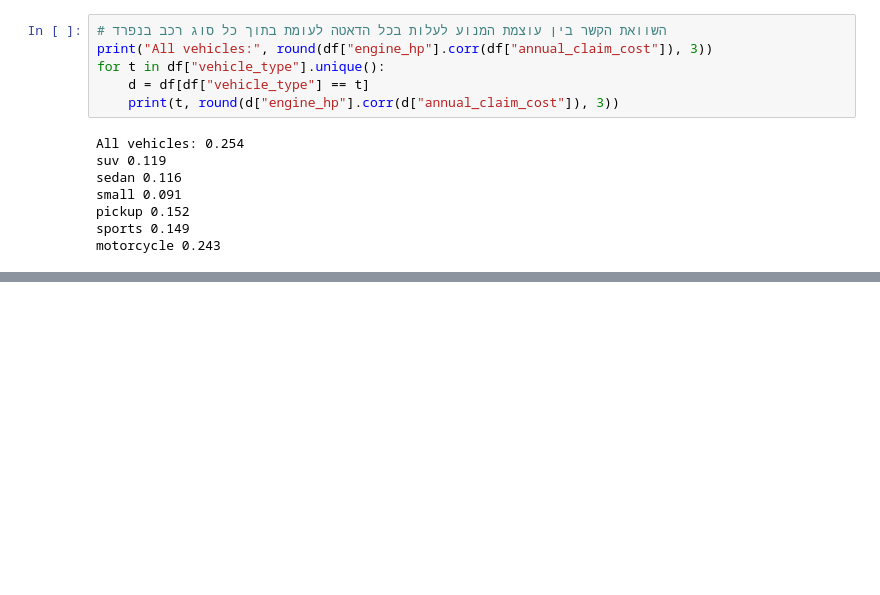
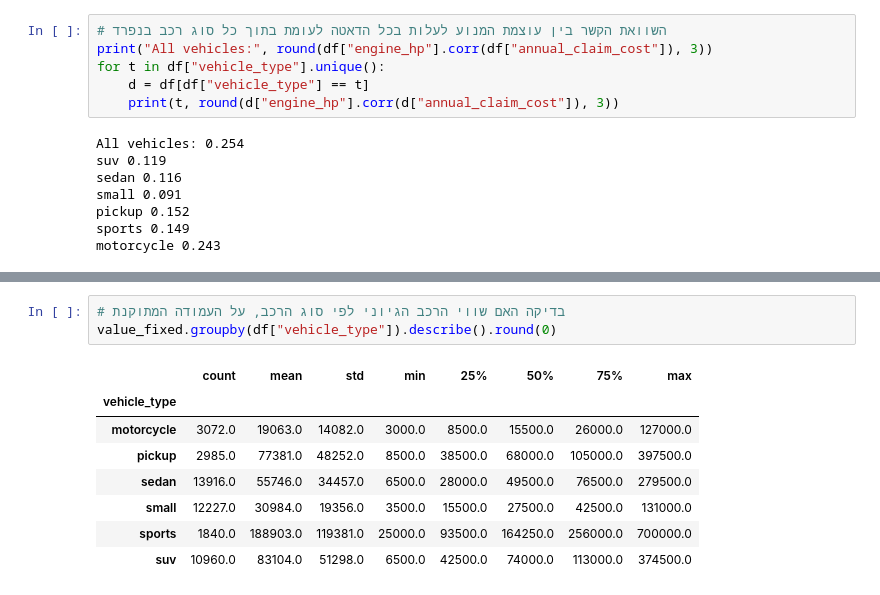
Before and after one commit to liadrimer/car-insurance-claim-prediction, a Jupyter notebook: daniel_prepare.ipynb, the cells around one changed output, grey strips where cells are left out. Saved outputs shown, nothing was run; the diff lists cells and outputs as text; blank space fills up the shorter version.

```diff
--- a/daniel_prepare.ipynb
+++ b/daniel_prepare.ipynb
@@ -215,0 +274,12 @@ motorcycle 0.243
+# %%
+# בדיקה האם שווי הרכב הגיוני לפי סוג הרכב, על העמודה המתוקנת
+value_fixed.groupby(df["vehicle_type"]).describe().round(0)
+# %% [output]
+|  | count | mean | std | min | 25% | 50% | 75% | max |
+| vehicle_type |  |  |  |  |  |  |  |  |
+| motorcycle | 3072.0 | 19063.0 | 14082.0 | 3000.0 | 8500.0 | 15500.0 | 26000.0 | 127000.0 |
+| pickup | 2985.0 | 77381.0 | 48252.0 | 8500.0 | 38500.0 | 68000.0 | 105000.0 | 397500.0 |
+| sedan | 13916.0 | 55746.0 | 34457.0 | 6500.0 | 28000.0 | 49500.0 | 76500.0 | 279500.0 |
+| small | 12227.0 | 30984.0 | 19356.0 | 3500.0 | 15500.0 | 27500.0 | 42500.0 | 131000.0 |
+| sports | 1840.0 | 188903.0 | 119381.0 | 25000.0 | 93500.0 | 164250.0 | 256000.0 | 700000.0 |
+| suv | 10960.0 | 83104.0 | 51298.0 | 6500.0 | 42500.0 | 74000.0 | 113000.0 | 374500.0 |
```
Also changed, not shown: parts of 51 cells of this notebook.
